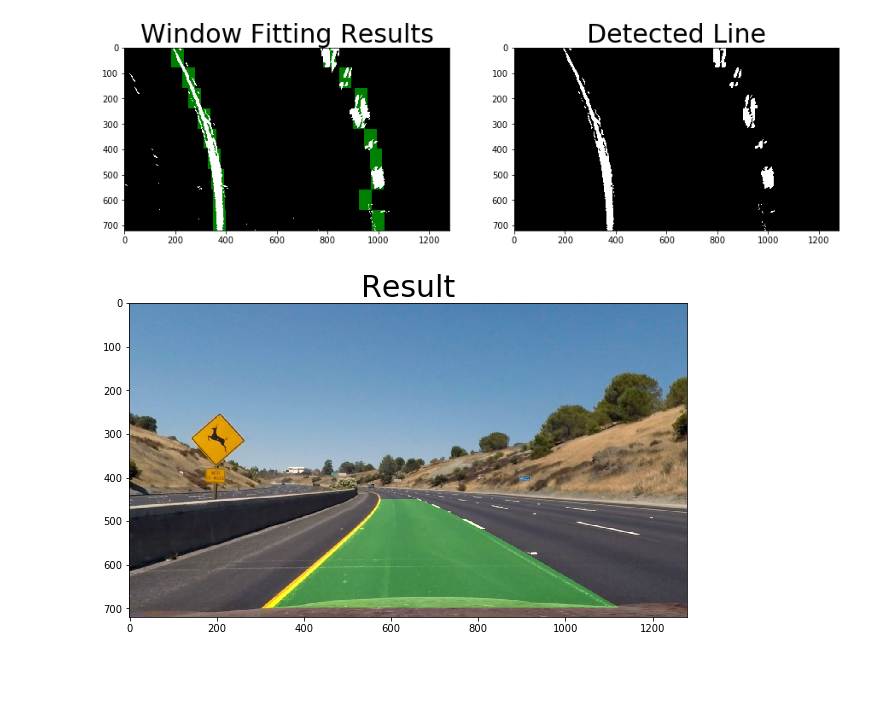
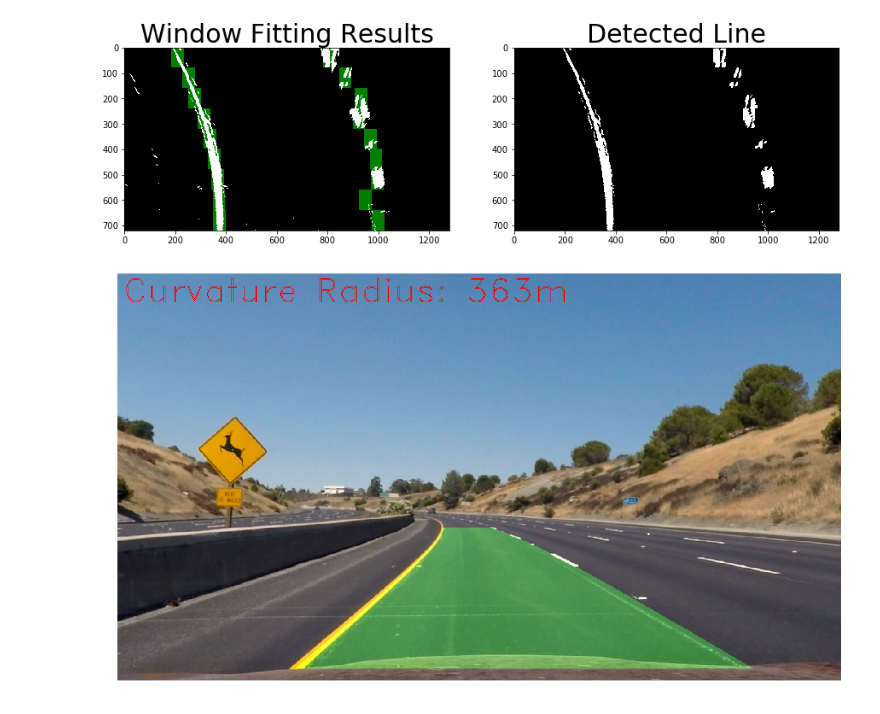
Before and after one commit to LukeHong/Advanced-line-detect, a Jupyter notebook: Line Detect.ipynb, the cells around one changed output. Cells and saved outputs as stored; diff of their text form; code cells hidden in the pictures; blank space fills up the shorter version.

Commit message:
Result

```diff
--- a/Line Detect.ipynb
+++ b/Line Detect.ipynb
@@ -337,11 +337,14 @@ f.savefig('examples/Window Fitting.png')
 [figure]
 # %%
 left_rad, right_rad = calculate_curvature(left_fit, right_fit, detected)
+rad = np.mean([left_rad, right_rad])
 result = plot_poly_orig(left_fit, right_fit, unwarp_M, undistort)
+cv2.putText(result, 'Curvature Radius: {}m'.format(int(rad)), (10, 50), cv2.FONT_HERSHEY_DUPLEX, 2, 255)
 
-f, ax = plt.subplots(1, 1, figsize=(10, 7))
+f, ax = plt.subplots(1, 1, figsize=(20, 15))
 ax.imshow(result)
-ax.set_title("Result", fontsize=30)
+#ax.set_title("Result", fontsize=30)
+ax.axis('off')
 f.savefig('examples/output.png')
 # %% [output]
-[figure, old version]
+[figure, new version]
```
Also changed, not shown: 1 other file.
